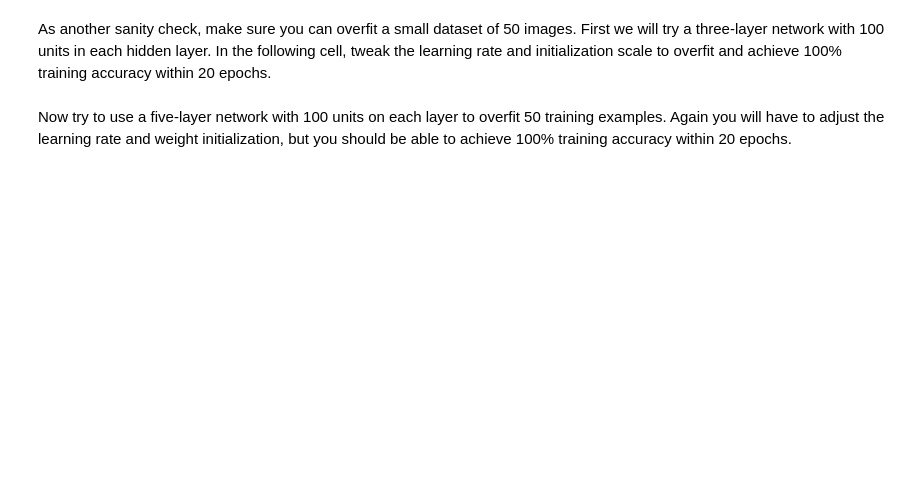
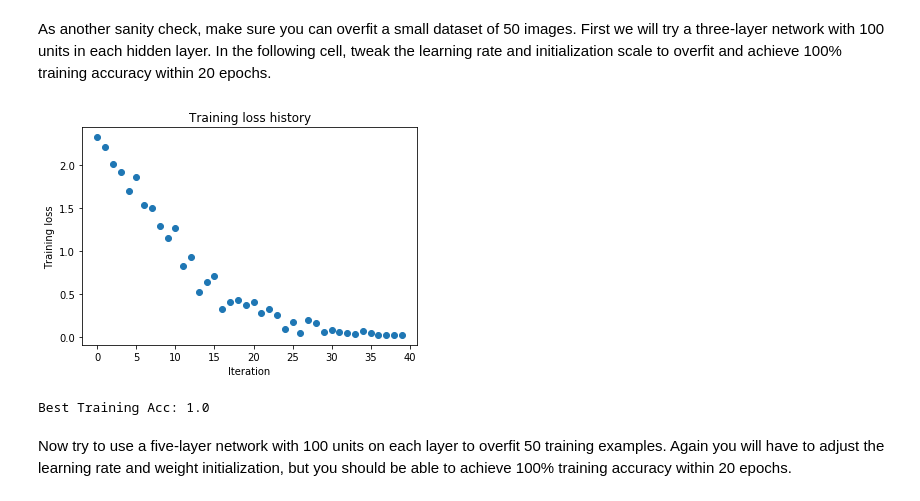
Before and after one commit to EdwinHu233/cs231n-assignments, a Jupyter notebook: assignment2/FullyConnectedNets.ipynb, the cells around one changed output. Cells and saved outputs as stored; diff of their text form; code cells hidden in the pictures; blank space fills up the shorter version.

Commit message:
fc-nn and batch-norm done

```diff
--- a/assignment2/FullyConnectedNets.ipynb
+++ b/assignment2/FullyConnectedNets.ipynb
@@ -316,6 +334,18 @@ solver = None
 # TODO: Use a Solver instance to train a TwoLayerNet that achieves at least  #
 # 50% accuracy on the validation set.                                        #
 ##############################################################################
+solver = Solver(
+    model,
+    data,
+    optim_config={
+        'learning_rate': 1e-3,
+    },
+    lr_decay=0.98,
+    num_epochs=10,
+    batch_size=100,
+    print_every=100
+)
+solver.train()
 pass
 ##############################################################################
 #                             END OF YOUR CODE                               #
@@ -376,33 +443,45 @@ As another sanity check, make sure you can overfit a small dataset of 50 images.
 # %%
 # TODO: Use a three-layer Net to overfit 50 training examples by
 # tweaking just the learning rate and initialization scale.
 
 num_train = 50
 small_data = {
   'X_train': data['X_train'][:num_train],
   'y_train': data['y_train'][:num_train],
   'X_val': data['X_val'],
   'y_val': data['y_val'],
 }
 
-weight_scale = 1e-2
-learning_rate = 1e-4
-model = FullyConnectedNet([100, 100],
-              weight_scale=weight_scale, dtype=np.float64)
-solver = Solver(model, small_data,
-                print_every=10, num_epochs=20, batch_size=25,
-                update_rule='sgd',
-                optim_config={
-                  'learning_rate': learning_rate,
-                }
-         )
-solver.train()
+weight_scale = [1e-2]
+learning_rate = [1e-4, 5e-4, 1e-3, 5e-3, 1e-2]
+best_model, best_solver, best_train_acc = None, None, 0.0
+for ws in weight_scale:
+    for lr in learning_rate:
+        model = FullyConnectedNet([100, 100],
+                      weight_scale=ws, dtype=np.float64)
+        solver = Solver(model, small_data,
+                        print_every=10, num_epochs=20, batch_size=25,
+                        update_rule='sgd',
+                        optim_config={
+                          'learning_rate': lr,
+                        },
+                        verbose=False
+                 )
+        solver.train()
+        if solver.train_acc_history[-1] > best_train_acc:
+            best_model = model
+            best_solver = solver
+            best_train_acc = solver.train_acc_history[-1]
 
-plt.plot(solver.loss_history, 'o')
+plt.plot(best_solver.loss_history, 'o')
 plt.title('Training loss history')
 plt.xlabel('Iteration')
 plt.ylabel('Training loss')
 plt.show()
+print('Best Training Acc:', best_train_acc)
+# %% [output]
+[figure, added]
+Best Training Acc: 1.0
 # %% [markdown]
 Now try to use a five-layer network with 100 units on each layer to overfit 50 training examples. Again you will have to adjust the learning rate and weight initialization, but you should be able to achieve 100% training accuracy within 20 epochs.
 # %%
```
Also changed, not shown: parts of 12 cells of this notebook, 3 other files.
